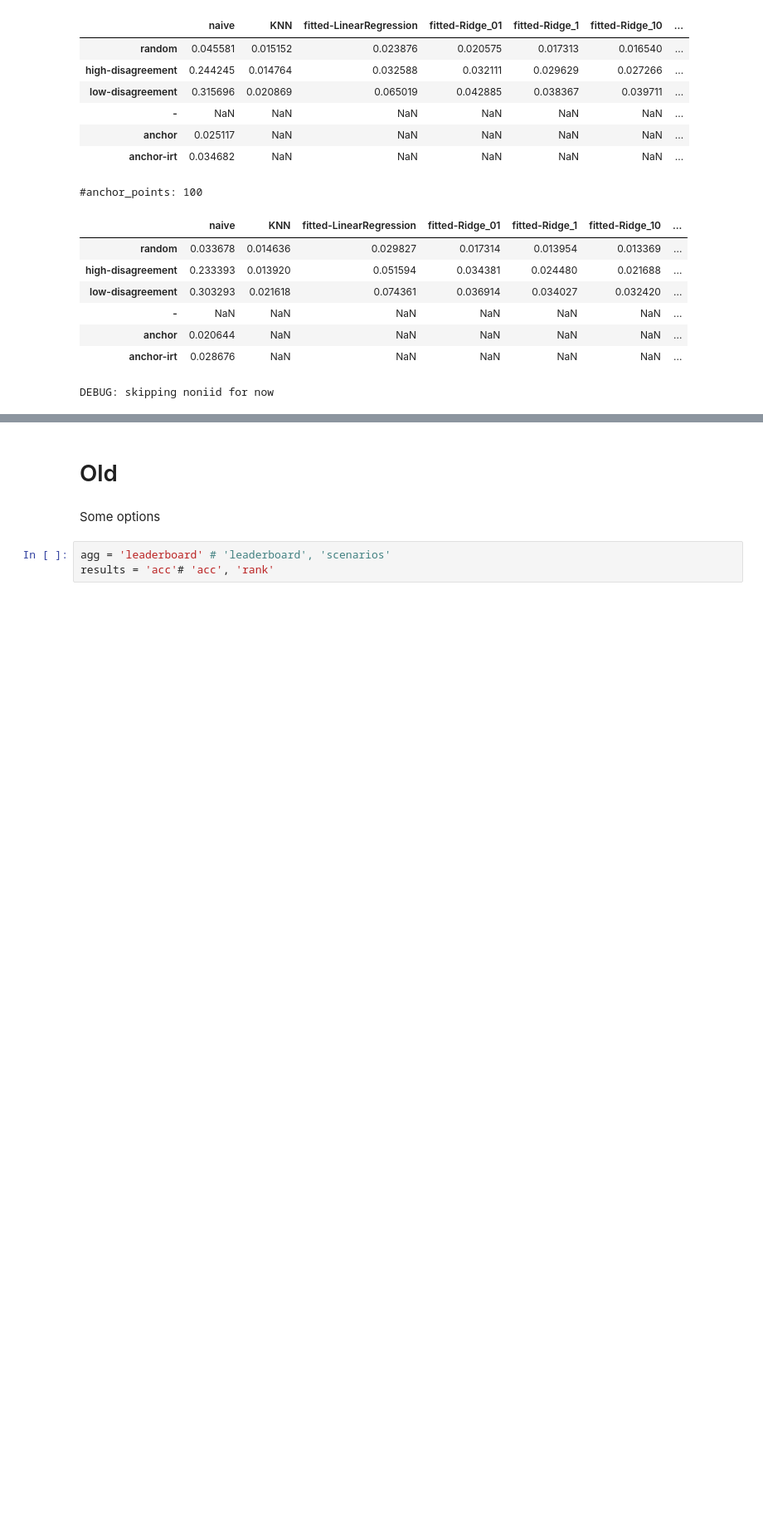
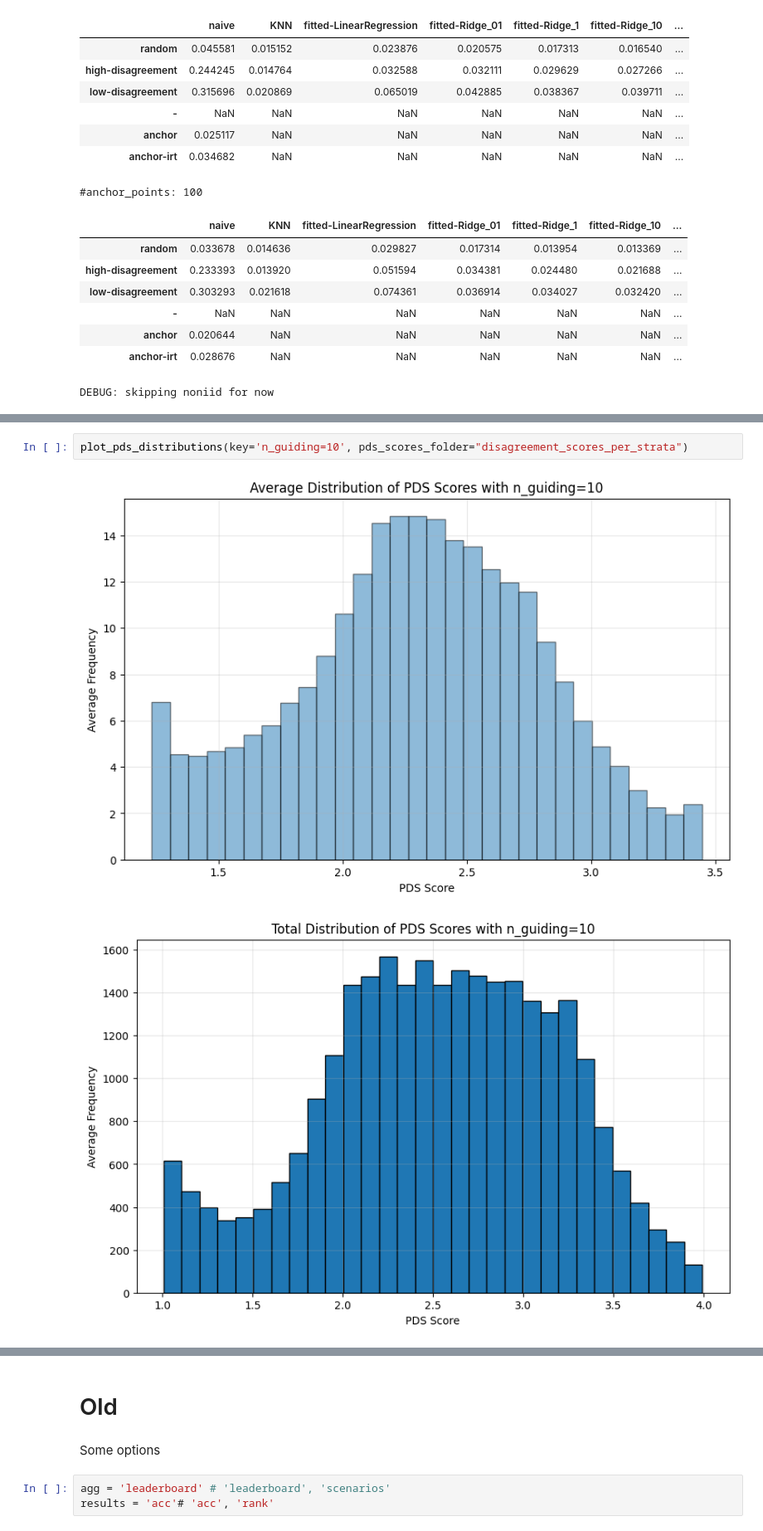
Before and after one commit to AlexanderRubinstein/efficbench, a Jupyter notebook: generate_plots.ipynb, the cells around one changed output, grey strips where cells are left out. Shown at 83% size. Saved outputs shown, nothing was run; the diff lists cells and outputs as text; blank space fills up the shorter version.

```diff
--- a/generate_plots.ipynb
+++ b/generate_plots.ipynb
@@ -176,0 +246,5 @@ DEBUG: skipping noniid for now
+# %%
+plot_pds_distributions(key='n_guiding=10', pds_scores_folder="disagreement_scores_per_strata")
+# %% [output]
+[figure, added]
+[figure, added]
```
Also changed, not shown: parts of 6 cells of this notebook.
